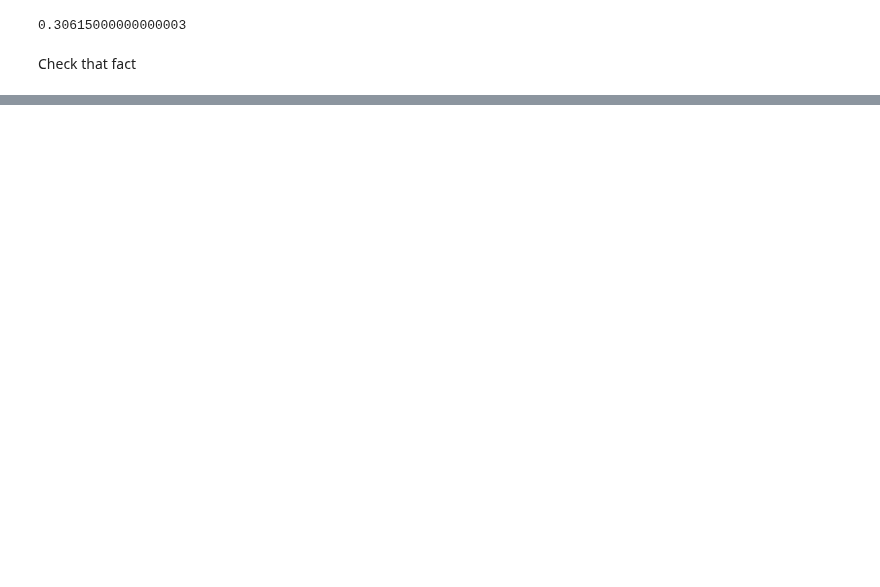
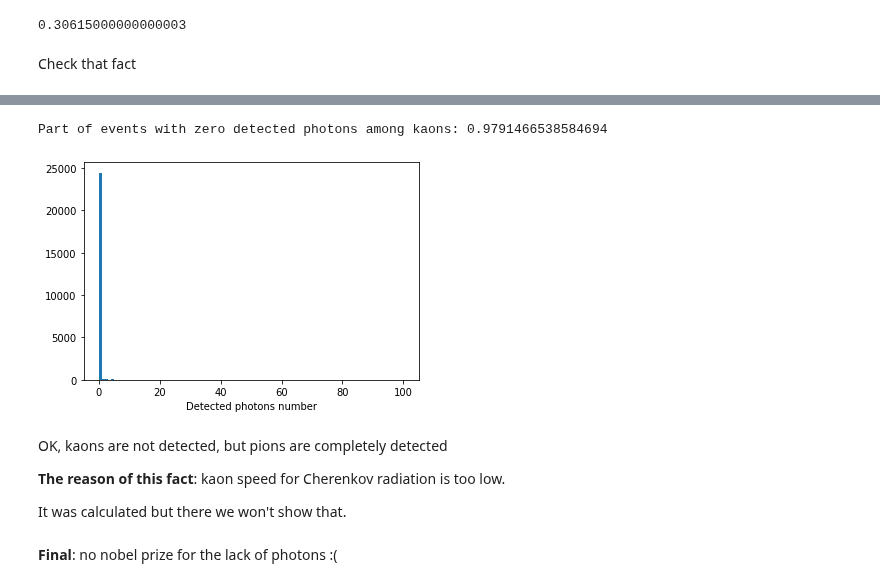
Before and after one commit to 82492749123082/farich-pics, a Jupyter notebook: notebooks/research/Detected photons.ipynb, the cells around one changed output, grey strips where cells are left out. Saved outputs shown, nothing was run; the diff lists cells and outputs as text; code cells hidden in the pictures; blank space fills up the shorter version.

```diff
--- a/notebooks/research/Detected photons.ipynb
+++ b/notebooks/research/Detected photons.ipynb
@@ -103,0 +99,16 @@ About **50%** events with zero detected photons
+# %%
+hits = tt.pandas.df(branches=['hits', 'id_primary']).query('abs(id_primary)==321')
+plt.hist(hits.hits, bins=100, range=(0,100));
+plt.xlabel('Detected photons number')
+print('Part of events with zero detected photons among kaons:', (hits.hits==0).sum()/len(hits.hits))
+# %% [output]
+Part of events with zero detected photons among kaons: 0.9791466538584694
+[figure, added]
+# %% [markdown]
+OK, kaons are not detected, but pions are completely detected
+
+**The reason of this fact**: kaon speed for Cherenkov radiation is too low.
+
+It was calculated but there we won't show that.
+# %% [markdown]
+**Final**: no nobel prize for the lack of photons :(
```
Also changed, not shown: parts of 11 cells of this notebook.
